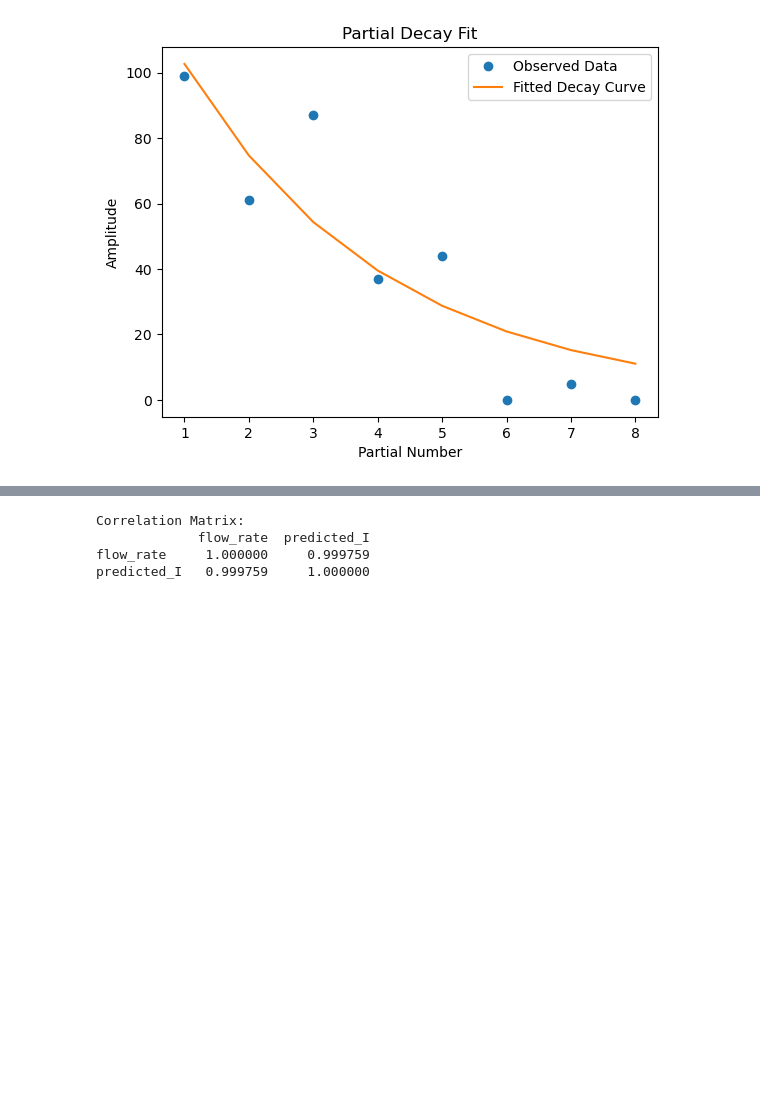
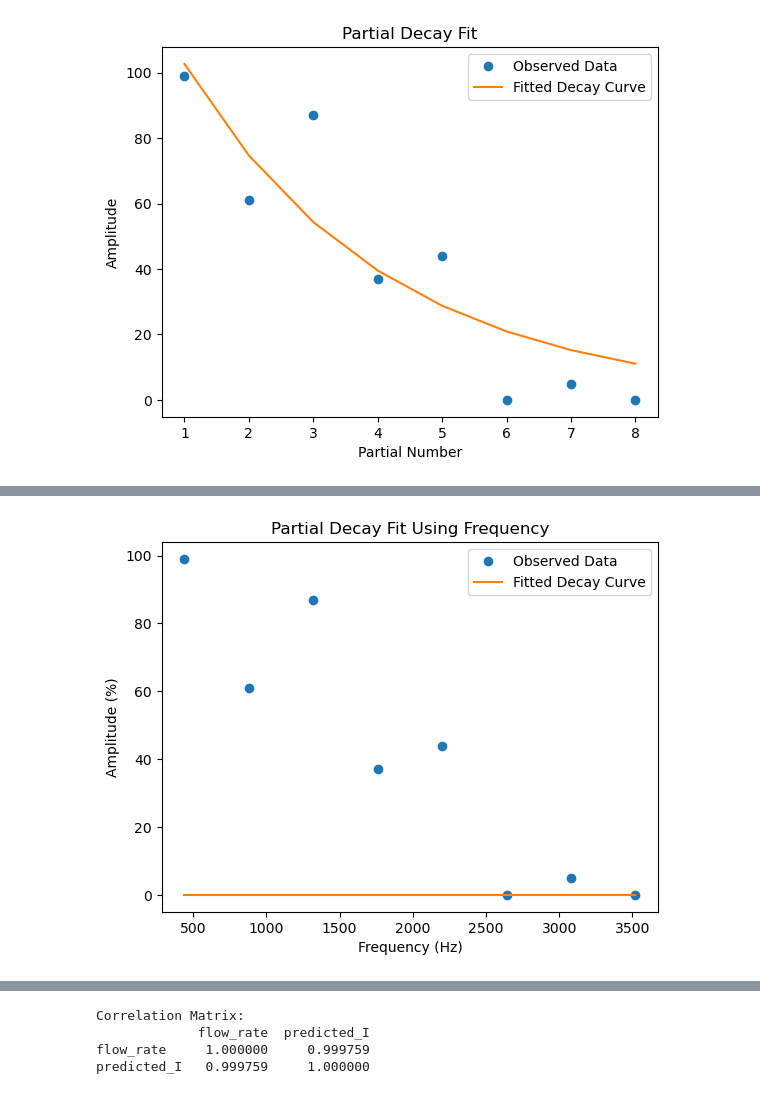
Before and after one commit to mcyanam/STAT409Project, a Jupyter notebook: jnp/pyCode.ipynb, the cells around one changed output, grey strips where cells are left out. Saved outputs shown, nothing was run; the diff lists cells and outputs as text; code cells hidden in the pictures; blank space fills up the shorter version.

```diff
--- a/jnp/pyCode.ipynb
+++ b/jnp/pyCode.ipynb
@@ -116,0 +189,28 @@ plt.show()
+# %%
+# Define an exponential decay function
+def decay_curve(frequency, a, b):
+    return a * np.exp(-b * frequency)
+
+# Define the fundamental frequency (adjust as needed)
+f0 = 440  # Example: A4 = 440 Hz
+
+# Convert partial numbers to their respective frequencies
+x_data = np.arange(1, 9)  # Partial numbers
+frequency_data = x_data * f0  # Convert partial numbers to frequencies
+
+# Example amplitude percentage values (replace with actual data)
+y_data = partials[0]  # Example: Partial amplitudes for the first observation
+
+# Fit the curve using frequency-based x values
+params, _ = curve_fit(decay_curve, frequency_data, y_data)
+
+# Plot the result
+plt.plot(frequency_data, y_data, 'o', label='Observed Data')
+plt.plot(frequency_data, decay_curve(frequency_data, *params), '-', label='Fitted Decay Curve')
+plt.xlabel('Frequency (Hz)')
+plt.ylabel('Amplitude (%)')
+plt.title('Partial Decay Fit Using Frequency')
+plt.legend()
+plt.show()
+# %% [output]
+[figure, added]
```
Also changed, not shown: parts of 10 cells of this notebook.
